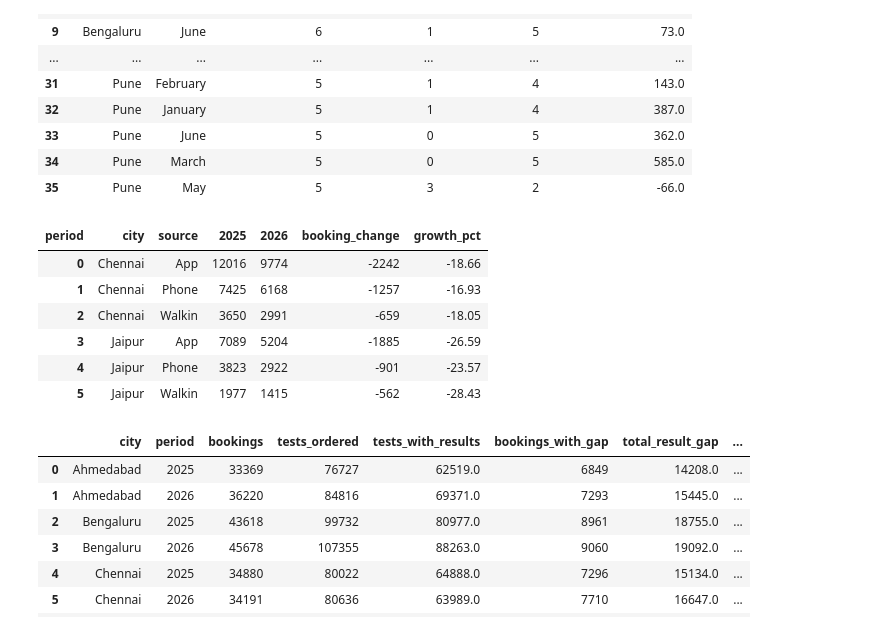
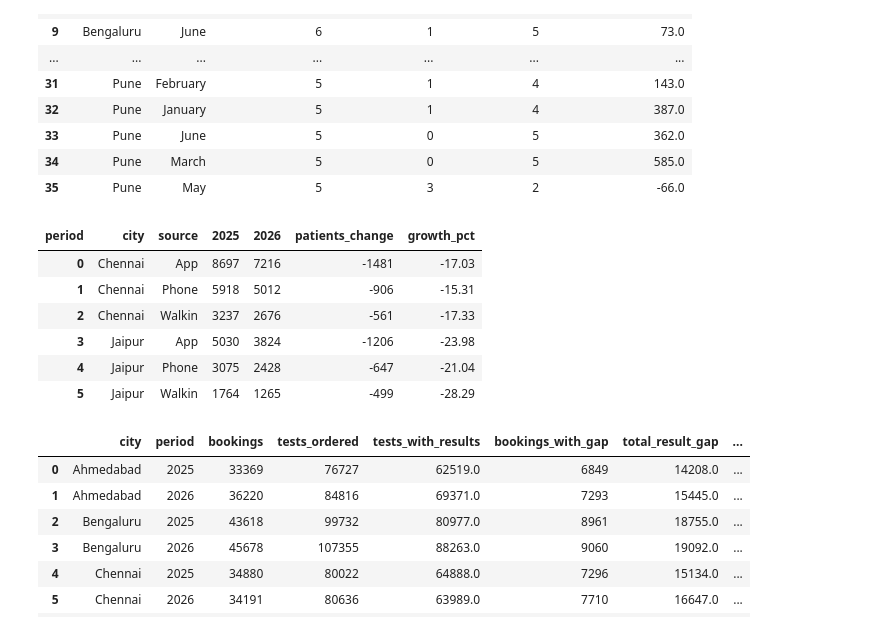
Before and after one commit to MalavIITGN/Build_Week_Data_Analysis_Project, a Jupyter notebook: merged_data_analysis_cleaned.ipynb, the cells around one changed output. Drawn from its saved outputs; the diff is of its cells as text; code cells hidden in the pictures.

```diff
--- a/merged_data_analysis_cleaned.ipynb
+++ b/merged_data_analysis_cleaned.ipynb
@@ -564,34 +567,34 @@ clinic_summary
 # %%
 # Full H1 booking-source analysis for Jaipur and Chennai (includes January–June)
 source_summary = (
     df[df['city'].isin(['Jaipur', 'Chennai']) & df['channel'].eq('Clinic')]
     .groupby(['city', 'source', 'period'])
-    .agg(bookings=('booking_id', 'nunique'))
+    .agg(patients=('patient_id', 'nunique'))
     .reset_index()
 )
 
 source_comparison = source_summary.pivot(
     index=['city', 'source'],
     columns='period',
-    values='bookings'
+    values='patients'
 ).reindex(columns=[2025, 2026])
 
-source_comparison['booking_change'] = source_comparison[2026] - source_comparison[2025]
+source_comparison['patients_change'] = source_comparison[2026] - source_comparison[2025]
 source_comparison['growth_pct'] = (
-    source_comparison['booking_change']
+    source_comparison['patients_change']
     / source_comparison[2025].replace(0, np.nan)
     * 100
 ).round(2)
 
 source_comparison.reset_index().sort_values(['city', 'source'])
 # %% [output]
-| period | city | source | 2025 | 2026 | booking_change | growth_pct |
-| 0 | Chennai | App | 12016 | 9774 | -2242 | -18.66 |
-| 1 | Chennai | Phone | 7425 | 6168 | -1257 | -16.93 |
-| 2 | Chennai | Walkin | 3650 | 2991 | -659 | -18.05 |
-| 3 | Jaipur | App | 7089 | 5204 | -1885 | -26.59 |
-| 4 | Jaipur | Phone | 3823 | 2922 | -901 | -23.57 |
-| 5 | Jaipur | Walkin | 1977 | 1415 | -562 | -28.43 |
+| period | city | source | 2025 | 2026 | patients_change | growth_pct |
+| 0 | Chennai | App | 8697 | 7216 | -1481 | -17.03 |
+| 1 | Chennai | Phone | 5918 | 5012 | -906 | -15.31 |
+| 2 | Chennai | Walkin | 3237 | 2676 | -561 | -17.33 |
+| 3 | Jaipur | App | 5030 | 3824 | -1206 | -23.98 |
+| 4 | Jaipur | Phone | 3075 | 2428 | -647 | -21.04 |
+| 5 | Jaipur | Walkin | 1764 | 1265 | -499 | -28.29 |
 # %%
 # One row per booking, with the number of tests ordered
 booking_level = (
```
Also changed, not shown: parts of 3 cells of this notebook, 1 other file.
